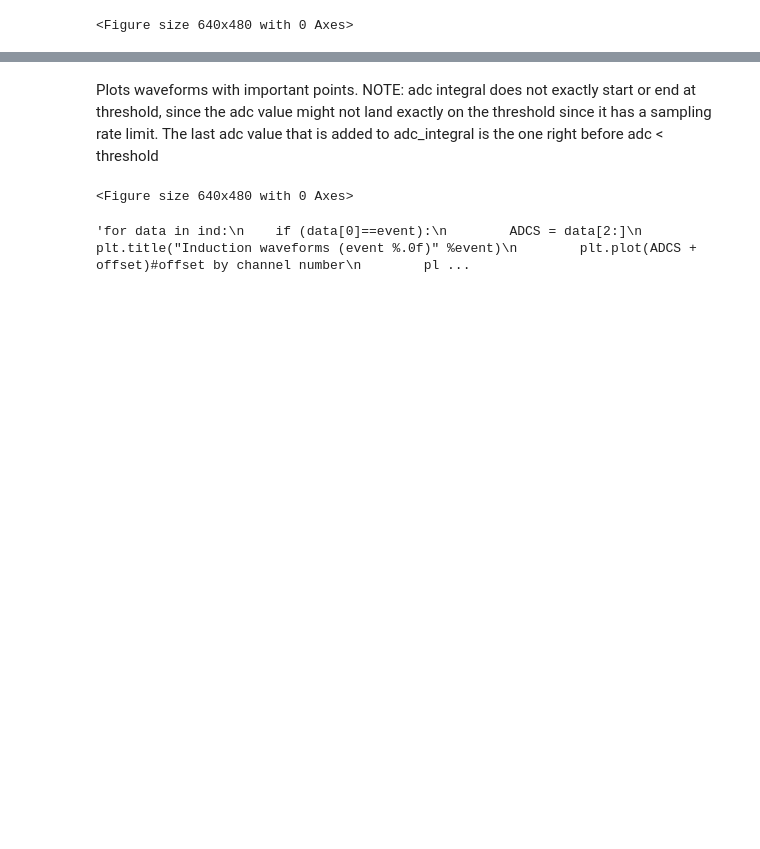
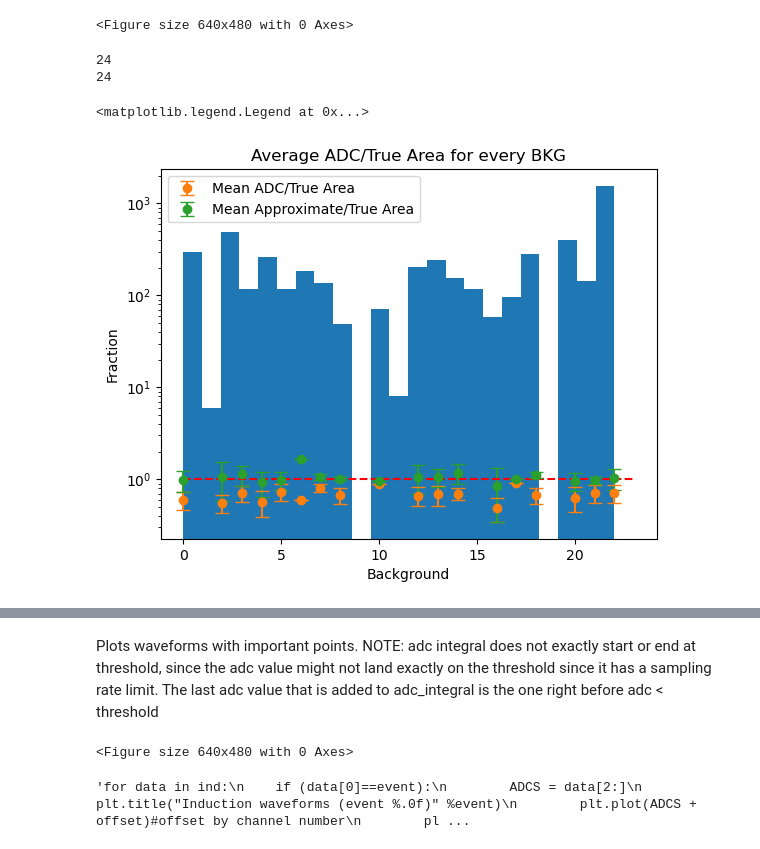
Before and after one commit to dune-sn-online-pointing/tp-generator, a Jupyter notebook: generateTpsFromWfs.ipynb, the cells around one changed output, grey strips where cells are left out. Drawn from its saved outputs; the diff is of its cells as text; code cells hidden in the pictures; blank space fills up the shorter version.

Commit message:
background

```diff
--- a/generateTpsFromWfs.ipynb
+++ b/generateTpsFromWfs.ipynb
@@ -154,3 +191,36 @@ for data in col:
     count+=1
 # %% [output]
 <Figure size 640x480 with 0 Axes>
+# %%
+average_adc_true_fractions = []
+approx_true_fractions = []
+stds = []
+stds_approx = []
+for key in adc_true_fraction:
+    average_adc_true_fractions.append(np.mean(adc_true_fraction[key]))
+    stds.append(np.std(adc_true_fraction[key]))
+    approx_true_fractions.append(np.mean(approx_over_true_bkgs[key]))
+    stds_approx.append(np.std(approx_over_true_bkgs[key]))
+
+print(len(adc_true_fraction.keys()))
+print(len(average_adc_true_fractions))
+plt.hist(true_labels,bins=23)
+plt.yscale('log')
+
+
+plt.errorbar(adc_true_fraction.keys(),average_adc_true_fractions,yerr=stds,capsize=5, fmt="o", label="Mean ADC/True Area")
+plt.title("Average ADC/True Area for every BKG")
+plt.xlabel('Background')
+plt.ylabel("Fraction")
+
+plt.errorbar(adc_true_fraction.keys(),approx_true_fractions,yerr=stds_approx,capsize=5, fmt="o", label="Mean Approximate/True Area")
+plt.title("Average ADC/True Area for every BKG")
+plt.xlabel('Background')
+plt.ylabel("Fraction")
+plt.hlines(y=1,xmin=0,xmax=23, linestyles='dashed', colors='red')
+plt.legend()
+# %% [output]
+24
+24
+<matplotlib.legend.Legend at 0x...>
+[figure, added]
```
Also changed, not shown: parts of 10 cells of this notebook, 42 other files.
